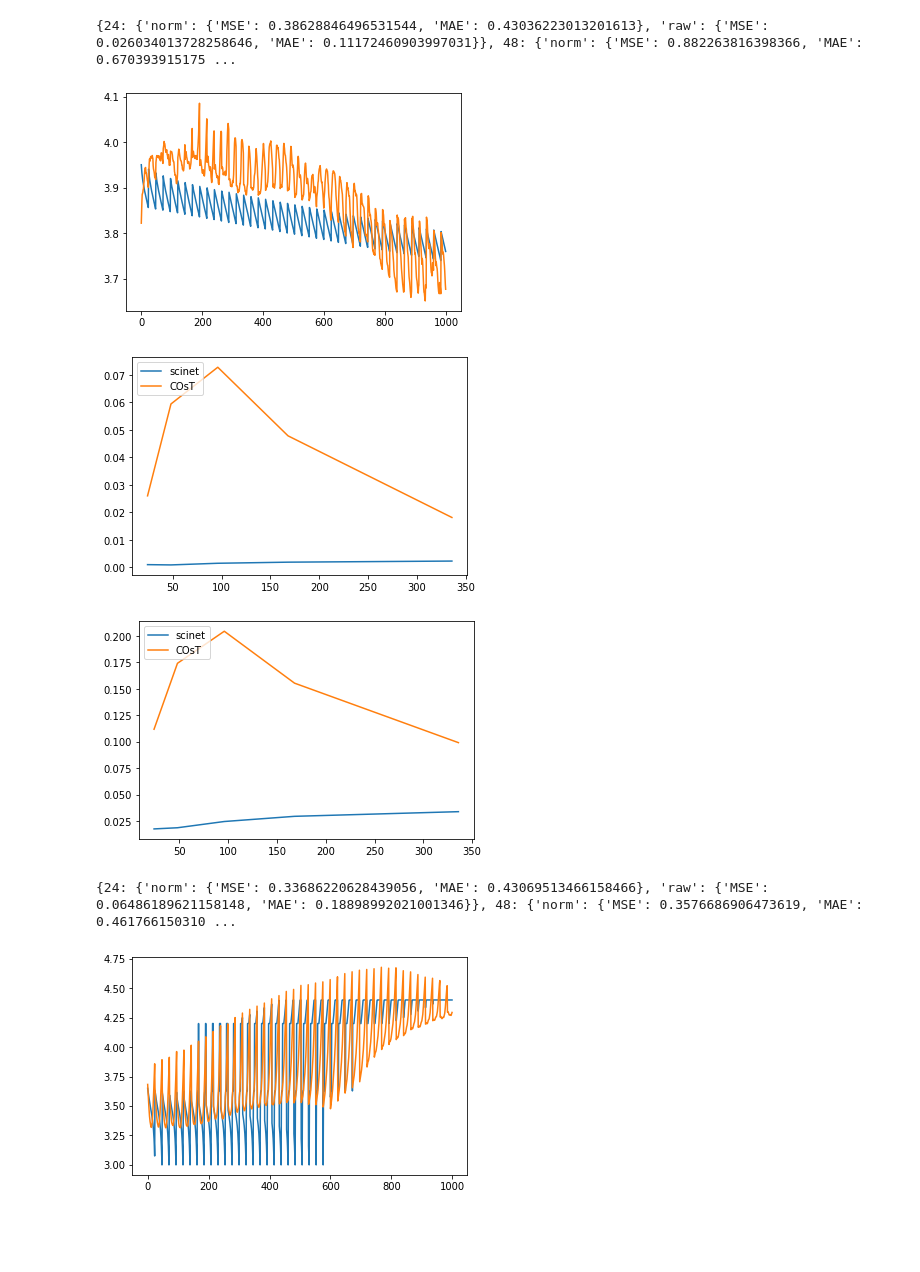
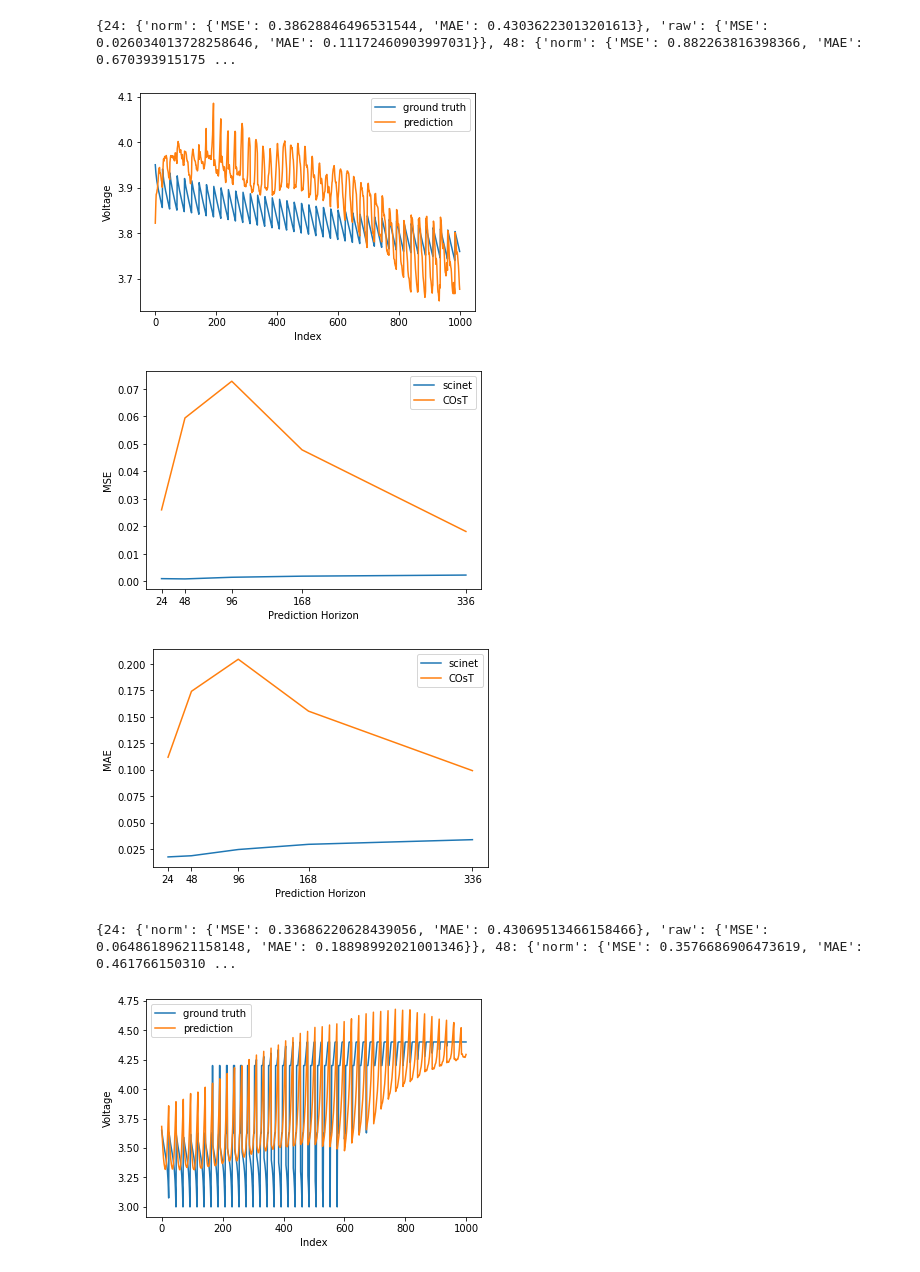
Before and after one commit to HrudayR/CoST, a Jupyter notebook: results.ipynb, the cells around one changed output. Saved outputs shown, nothing was run; the diff lists cells and outputs as text; code cells hidden in the pictures; blank space fills up the shorter version.

```diff
--- a/results.ipynb
+++ b/results.ipynb
@@ -17,12 +17,14 @@ gt = out[24]['raw_gt'].flatten()[:1000]
 
 import matplotlib.pyplot as plt
 
-plt.plot(gt)
-plt.plot(pred)
-
+plt.plot(gt, label = 'ground truth')
+plt.plot(pred, label = 'prediction')
+plt.xlabel('Index')
+plt.ylabel('Voltage')
+plt.legend(loc="upper right")
 plt.show()
 # %% [output]
-[figure, old version]
+[figure, new version]
 # %%
 scinet_men_mse = [0.001	,0.0009	,0.0015	,0.0019	,0.0023]
 scinet_men_mae = [0.0175 ,0.0186 ,0.0245 ,0.0294 ,0.0338]
@@ -35,18 +37,24 @@ for val in list(res['ours'].keys()):
 # MSE Plot
 plt.plot([24,48,96,168,336], scinet_men_mse, label='scinet')
 plt.plot([24,48,96,168,336], cost_men_mse, label = 'COsT')
-plt.legend(loc="upper left")
+plt.legend(loc="upper right")
+plt.xlabel('Prediction Horizon')
+plt.ylabel('MSE')
+plt.xticks([24,48,96,168,336])
 plt.show()
 # %% [output]
-[figure, old version]
+[figure, new version]
 # %%
 # MAE Plot
 plt.plot([24,48,96,168,336], scinet_men_mae, label='scinet')
 plt.plot([24,48,96,168,336], cost_men_mae, label = 'COsT')
-plt.legend(loc="upper left")
+plt.legend(loc="upper right")
+plt.xlabel('Prediction Horizon')
+plt.ylabel('MAE')
+plt.xticks([24,48,96,168,336])
 plt.show()
 # %% [output]
-[figure, old version]
+[figure, new version]
 # %%
 import pickle as pkl
 with open('/content/drive/MyDrive/Colab Notebooks/Cost_contrastive_learning/CoST-main/training/dataset4/_/eval_res.pkl','rb') as f:
@@ -57,17 +65,19 @@ print(res['ours'])
 # %%
 with open('/content/drive/MyDrive/Colab Notebooks/Cost_contrastive_learning/CoST-main/training/dataset4/_/out.pkl','rb') as f:
   out = pkl.load(f)
 pred = out[24]['raw'].flatten()[:1000]
 gt = out[24]['raw_gt'].flatten()[:1000]
 
 import matplotlib.pyplot as plt
 
-plt.plot(gt)
-plt.plot(pred)
-
+plt.plot(gt, label = 'ground truth')
+plt.plot(pred, label = 'prediction')
+plt.xlabel('Index')
+plt.ylabel('Voltage')
+plt.legend(loc="upper left")
 plt.show()
 # %% [output]
-[figure, old version]
+[figure, new version]
 # %%
 scinet_dat4_mse = [0.0064	,0.0048	,0.0032	,0.0033	,0.0045]
 scinet_dat4_mae = [0.0478	,0.0504	,0.0401	,0.04	,0.0465]
```
Also changed, not shown: parts of 2 cells of this notebook.
